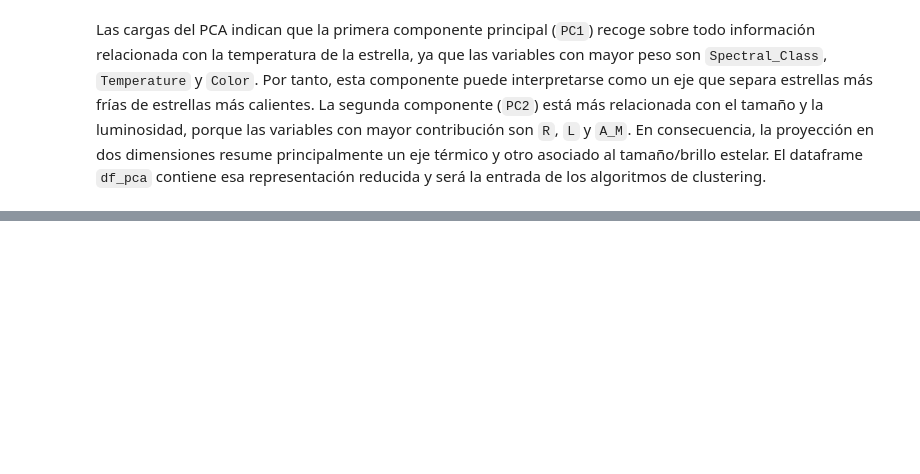
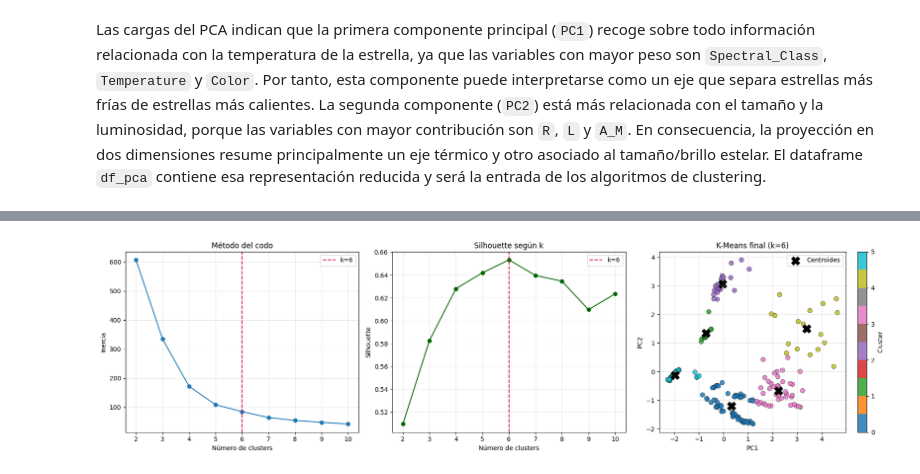
Before and after one commit to 100522401/p2_AA_100522396_100522401, a Jupyter notebook: notebooks/notebook.ipynb, the cells around one changed output, grey strips where cells are left out. Drawn from its saved outputs; the diff is of its cells as text; code cells hidden in the pictures; blank space fills up the shorter version.

```diff
--- a/notebooks/notebook.ipynb
+++ b/notebooks/notebook.ipynb
@@ -517,0 +585,84 @@ Las cargas del PCA indican que la primera componente principal (`PC1`) recoge so
+# %%
+from sklearn.cluster import KMeans
+from sklearn.metrics import silhouette_score
+
+k_values = range(2, 11)
+kmeans_results = []
+
+for k in k_values:
+    kmeans = KMeans(n_clusters=k, random_state=SEED, n_init=20)
+    labels = kmeans.fit_predict(X_pca)
+
+    kmeans_results.append({
+        'k': k,
+        'Inercia': kmeans.inertia_,
+        'Silhouette': silhouette_score(X_pca, labels)
+    })
+
+kmeans_results_df = pd.DataFrame(kmeans_results)
+best_kmeans_row = kmeans_results_df.loc[kmeans_results_df['Silhouette'].idxmax()]
+best_kmeans_k = int(best_kmeans_row['k'])
+best_kmeans_score = float(best_kmeans_row['Silhouette'])
+
+print(f'Mejor k según Silhouette: {best_kmeans_k}')
+print(f'Silhouette asociado: {best_kmeans_score:.4f}')
+
+display(
+    kmeans_results_df.style
+    .format({
+        'Inercia': '{:.2f}',
+        'Silhouette': '{:.4f}'
+    })
+    .hide(axis='index')
+)
+
+kmeans_final = KMeans(n_clusters=best_kmeans_k, random_state=SEED, n_init=20)
+labels_kmeans = kmeans_final.fit_predict(X_pca)
+df_pca['Cluster_KMeans'] = labels_kmeans
+
+fig, axes = plt.subplots(1, 3, figsize=(18, 5))
+
+axes[0].plot(kmeans_results_df['k'], kmeans_results_df['Inercia'], marker='o')
+axes[0].axvline(best_kmeans_k, color='crimson', linestyle='--', label=f'k={best_kmeans_k}')
+axes[0].set_title('Método del codo')
+axes[0].set_xlabel('Número de clusters')
+axes[0].set_ylabel('Inercia')
+axes[0].grid(alpha=0.3)
+axes[0].legend()
+
+axes[1].plot(kmeans_results_df['k'], kmeans_results_df['Silhouette'], marker='o', color='darkgreen')
+axes[1].axvline(best_kmeans_k, color='crimson', linestyle='--', label=f'k={best_kmeans_k}')
+axes[1].set_title('Silhouette según k')
+axes[1].set_xlabel('Número de clusters')
+axes[1].set_ylabel('Silhouette')
+axes[1].grid(alpha=0.3)
+axes[1].legend()
+
+scatter = axes[2].scatter(
+    X_pca[:, 0],
+    X_pca[:, 1],
+    c=labels_kmeans,
+    cmap='tab10',
+    s=55,
+    edgecolor='black',
+    linewidth=0.4,
+    alpha=0.85
+)
+axes[2].scatter(
+    kmeans_final.cluster_centers_[:, 0],
+    kmeans_final.cluster_centers_[:, 1],
+    c='black',
+    marker='X',
+    s=180,
+    label='Centroides'
+)
+axes[2].set_title(f'K-Means final (k={best_kmeans_k})')
+axes[2].set_xlabel('PC1')
+axes[2].set_ylabel('PC2')
+axes[2].grid(alpha=0.3)
+axes[2].legend()
+
+plt.colorbar(scatter, ax=axes[2], label='Cluster')
+plt.tight_layout()
+plt.show()
+# %% [output]
@@ -517,0 +681 @@ Las cargas del PCA indican que la primera componente principal (`PC1`) recoge so
+[figure, added]
```
Also changed, not shown: parts of 23 cells of this notebook.
